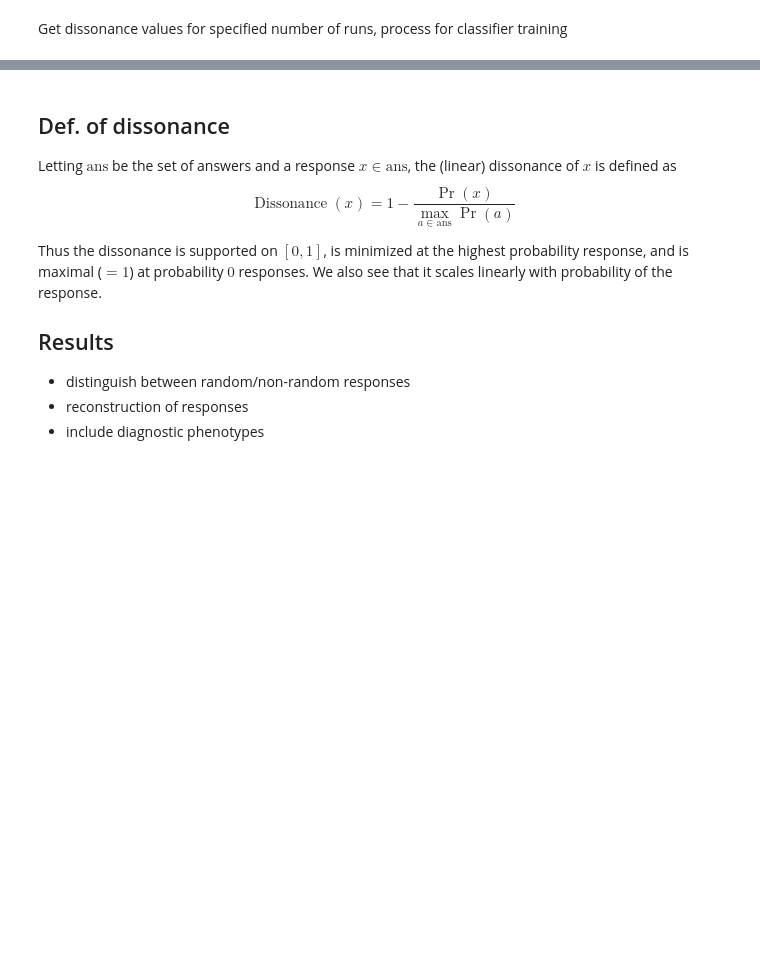
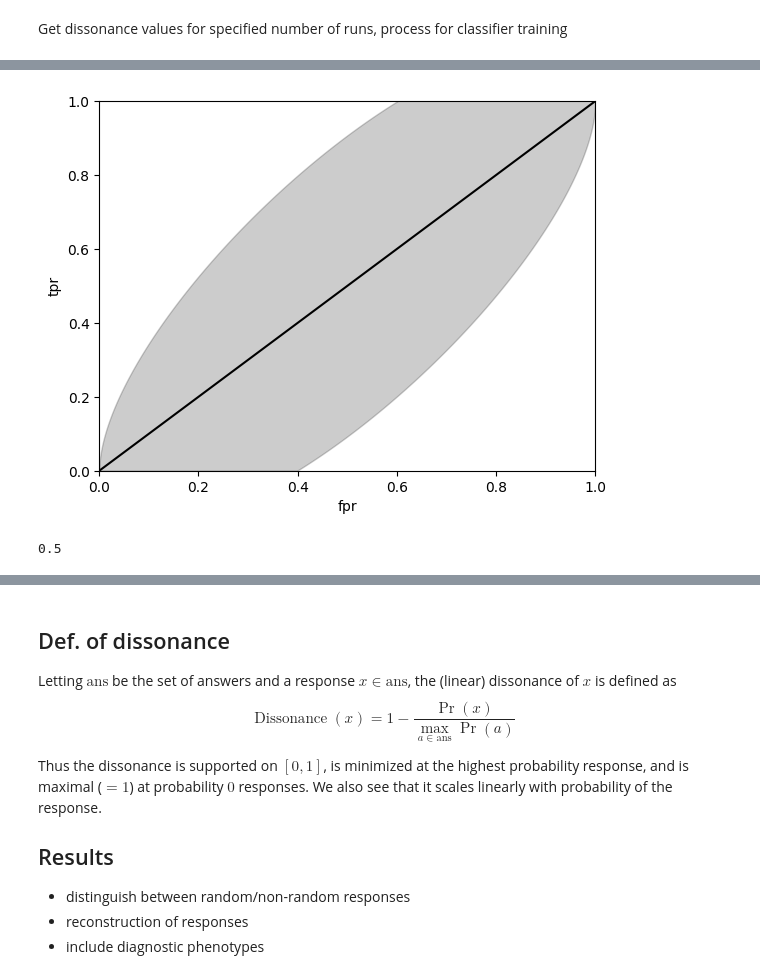
Before and after one commit to zeroknowledgediscovery/truthnet, a Jupyter notebook: notebooks/examples_testing.ipynb, the cells around one changed output, grey strips where cells are left out. Drawn from its saved outputs; the diff is of its cells as text; code cells hidden in the pictures; blank space fills up the shorter version.

```diff
--- a/notebooks/examples_testing.ipynb
+++ b/notebooks/examples_testing.ipynb
@@ -386,0 +468,30 @@ auc_df.to_csv("data/classification/auc_df.csv", index=False)
+# %%
+zt = zedstat.processRoc(
+    df=rocs[0],
+    order=3,
+    total_samples=20,
+    positive_samples=10,
+    alpha=0.01,
+    prevalence=0.25,
+)
+
+# compute smoothened roc and other performance measures
+zt.smooth(STEP=0.001)
+zt.allmeasures(interpolate=False)
+zt.usample(precision=3)
+zt.getBounds()
+
+ax = plt.gca()
+ax = zt.get().tpr.plot(ax=ax, color="k")
+plt.fill_between(
+    x=zt.get().index, y1=zt.df_lim["U"].tpr, y2=zt.df_lim["L"].tpr, color="k", alpha=0.2
+)
+ax.set_xlim(0, 1)
+ax.set_ylim(0, 1)
+ax.set_ylabel("tpr")
+# %% [output]
+[figure, added]
+# %%
+zt.auc()[0]
+# %% [output]
+0.5
```
Also changed, not shown: parts of 29 cells of this notebook, 25 other files.
